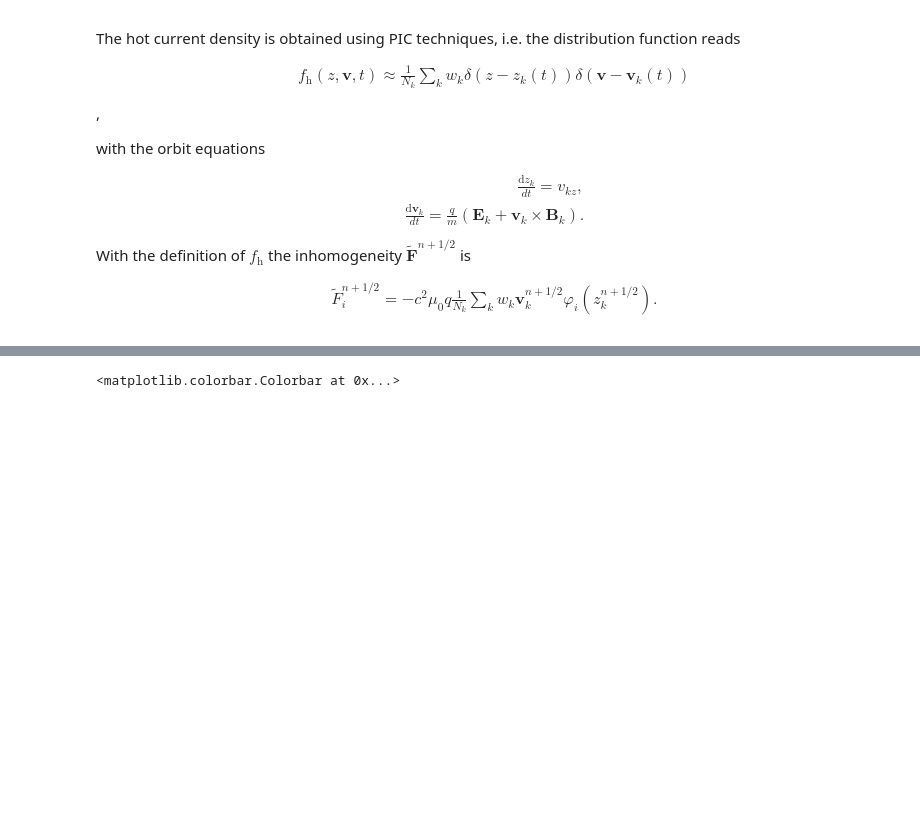
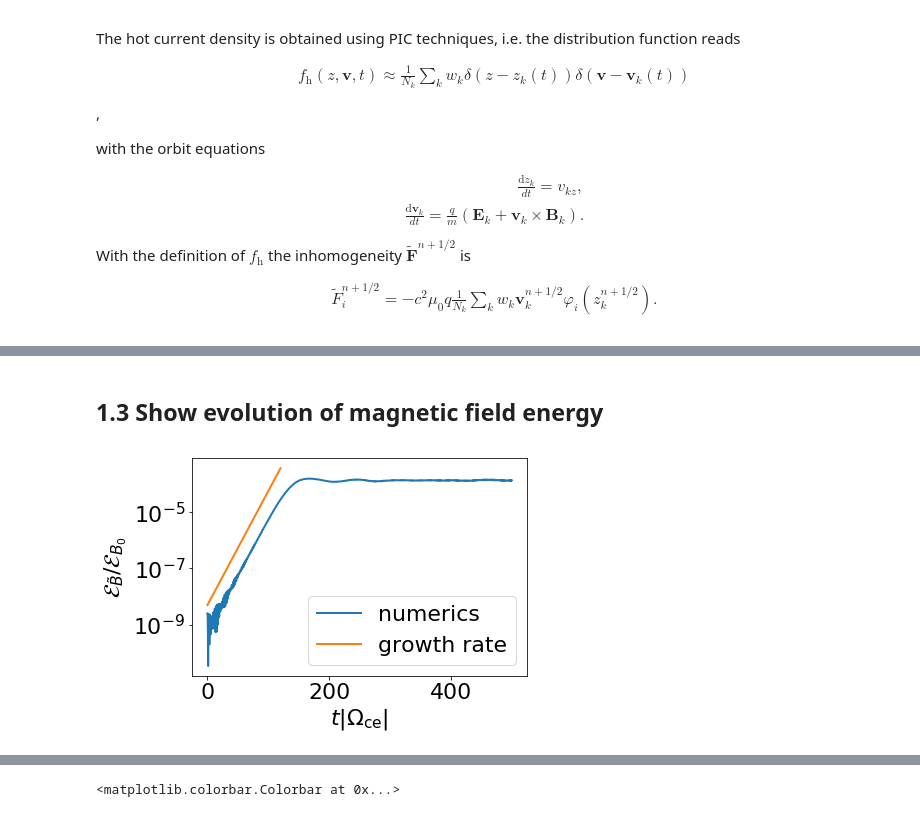
Before and after one commit to ratnania/mhd, a Jupyter notebook: 02_HybridModelling/01_Electron_Hybrid_Code.ipynb, the cells around one changed output, grey strips where cells are left out. Saved outputs shown, nothing was run; the diff lists cells and outputs as text; code cells hidden in the pictures; blank space fills up the shorter version.

```diff
--- a/02_HybridModelling/01_Electron_Hybrid_Code.ipynb
+++ b/02_HybridModelling/01_Electron_Hybrid_Code.ipynb
@@ -575,0 +699,19 @@ plt.semilogy(en_B)
+# %% [markdown]
+## 1.3 Show evolution of magnetic field energy
+# %%
+f3 = plt.figure()
+f3.set_figheight(4)
+f3.set_figwidth(6)
+
+Nt = len(en_B) - 1
+tn = np.linspace(0, Nt*dt*saving_step, Nt + 1)
+t2 = np.linspace(0, 120, 100)
+plt.semilogy(tn, 1/Lz*en_B, linewidth = 2, label = 'numerics')
+plt.semilogy(t2, 5e-9*np.exp(t2*gamma*2), label = 'growth rate', linewidth = 2)
+#plt.xlim((0, 100))
+plt.xlabel('$t|\Omega_\mathrm{ce}|$')
+plt.ylabel(r'$\mathcal{E}_{\tilde{B}} / \mathcal{E}_{B_0}$')
+plt.legend()
+plt.savefig('/home/florian/Schreibtisch/Masterarbeit/05_Präsentationen/04_Ringberg/01_Figures/Growth_Anisotropic', bbox_inches = 'tight')
+# %% [output]
+[figure, added]
```
Also changed, not shown: parts of 22 cells of this notebook, 3 other files.
